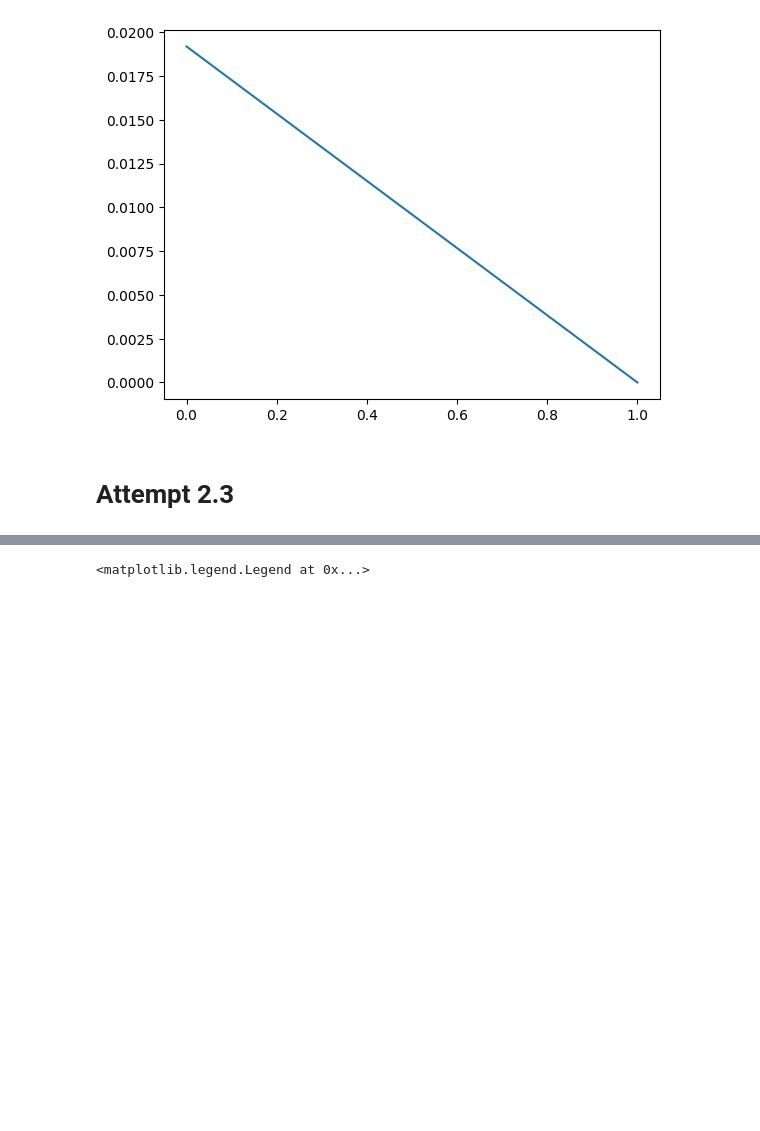
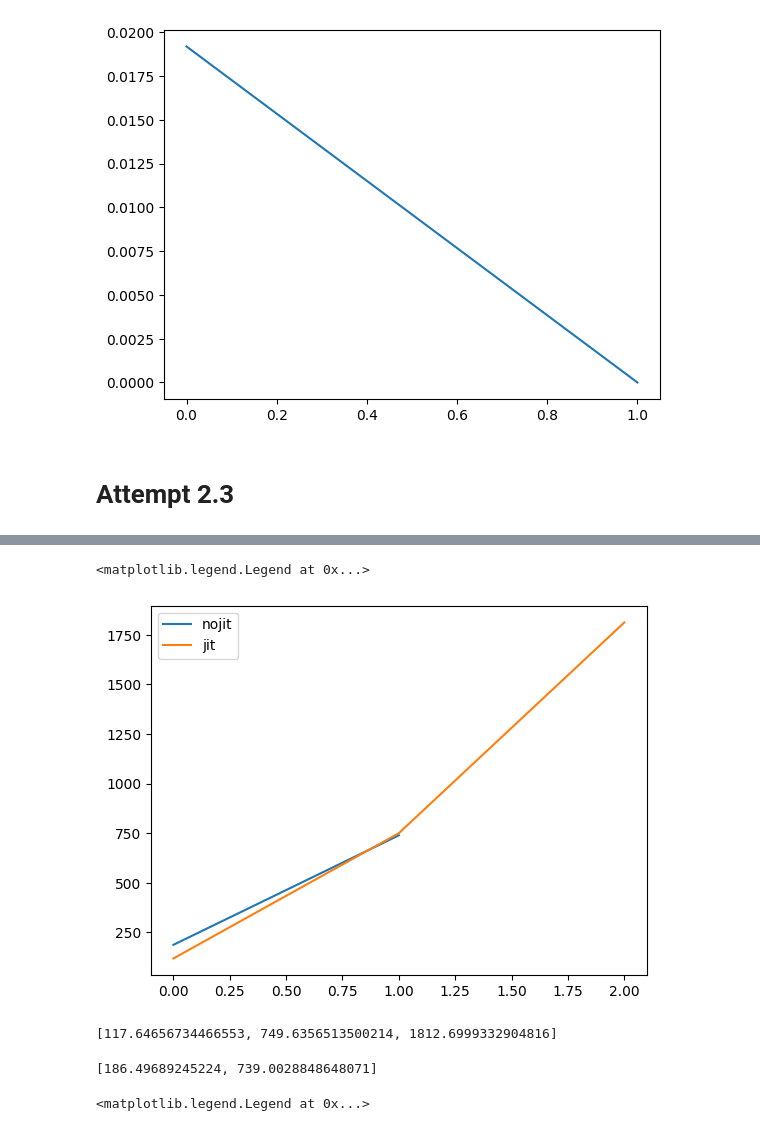
Before and after one commit to dashadem/CO2lovers, a Jupyter notebook: nonlinear.ipynb, the cells around one changed output, grey strips where cells are left out. Cells and saved outputs as stored; diff of their text form; code cells hidden in the pictures; blank space fills up the shorter version.

```diff
--- a/nonlinear.ipynb
+++ b/nonlinear.ipynb
@@ -712,3 +900,40 @@ W_prev, ts, gs = get_solution(tau,nt, N)
+# %%
+# nts = [100,1000,10000]
+Ns = [60]
+# nt = 1000
+# times_N = []
+# times_N_jit = []
+
+# times.append(start_time)
+# N = 10
+tau = 10**(-9)
+nt = 100000
+
+for N in Ns:
+    # start_time = time.time()
+    # _, _, _, = get_solution_jit(tau, nt, N)
+    # dt = time.time() - start_time
+    # times_N_jit.append(dt)
+
+    start_time = time.time()
+    _, _, _, = get_solution(tau, nt, N)
+    dt = time.time() - start_time
+    times_N.append(dt)
+# %%
+plt.plot(times_N, label = 'nojit')
+plt.plot(times_N_jit, label = 'jit')
+plt.legend()
+# %% [output]
+<matplotlib.legend.Legend at 0x...>
+[figure, added]
+# %%
+times_N_jit
+# %% [output]
+[117.64656734466553, 749.6356513500214, 1812.6999332904816]
+# %%
+times_N
+# %% [output]
+[186.49689245224, 739.0028848648071]
 # %%
 xi = np.linspace(0,1,N+2)
 u0 = np.sqrt(1 - xi)
```
Also changed, not shown: parts of 6 cells of this notebook.
